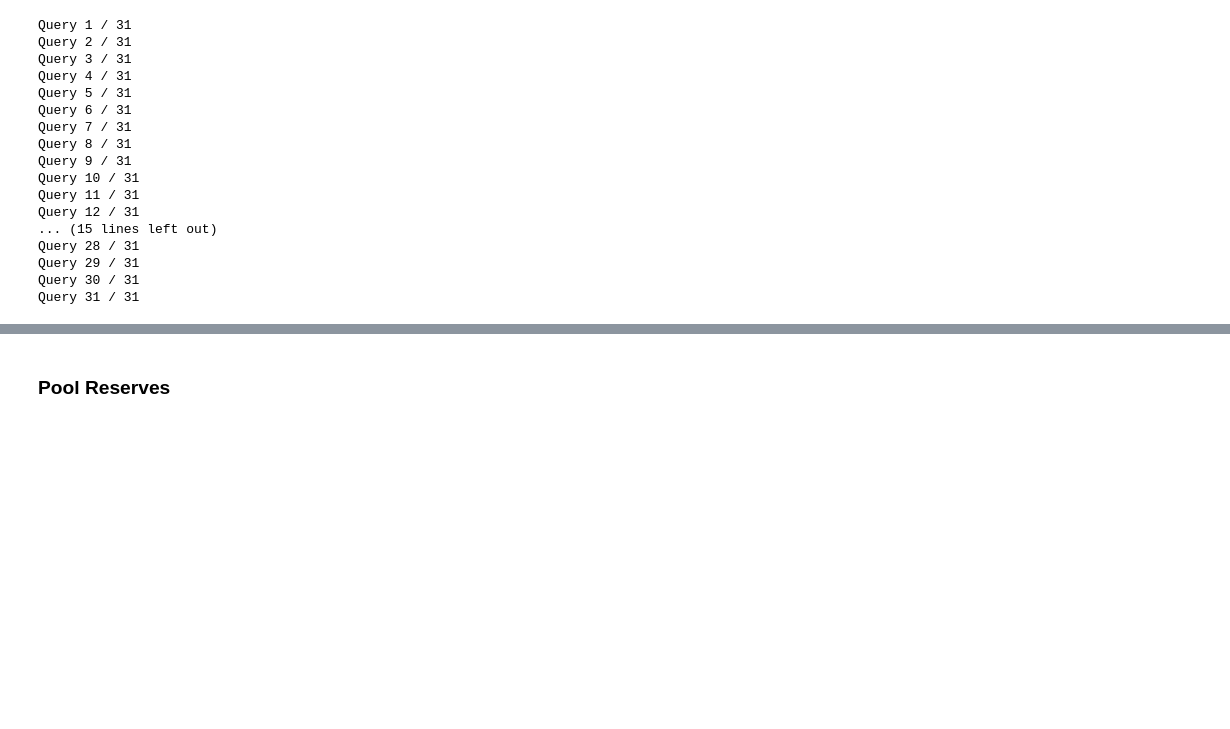
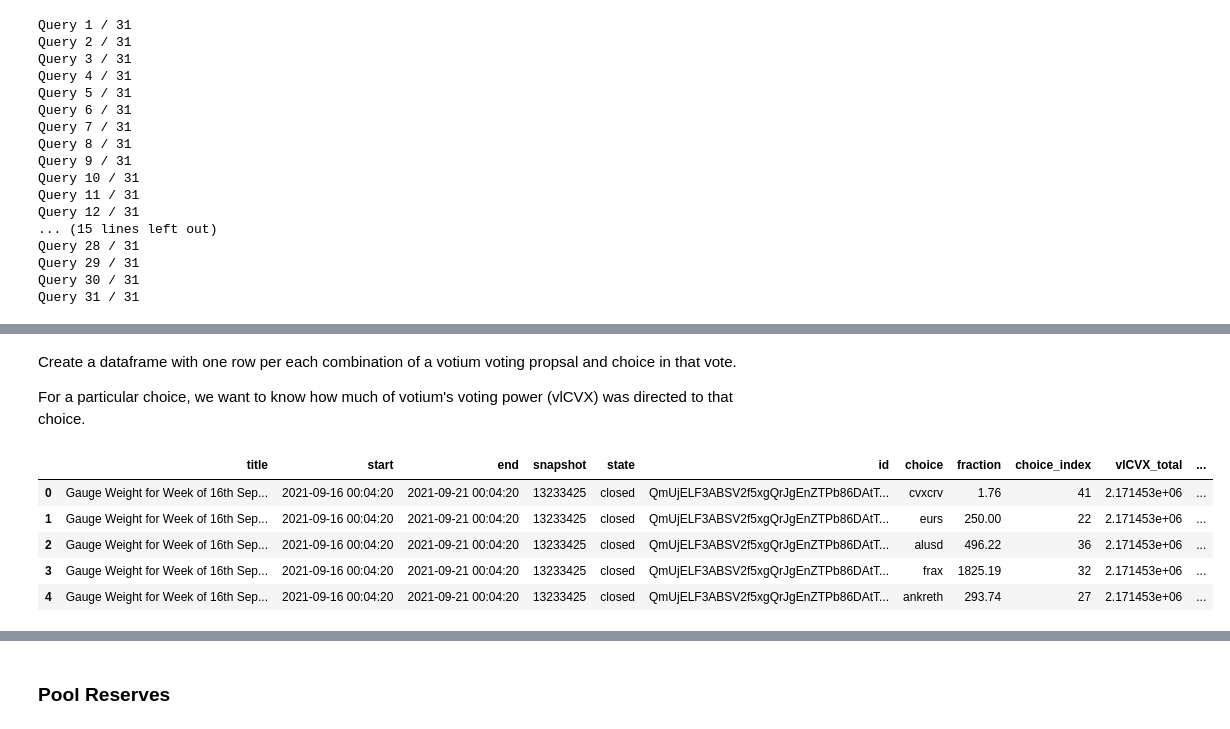
Before and after one commit to bam4564/flywheel, a Jupyter notebook: VotiumBribes.ipynb, the cells around one changed output, grey strips where cells are left out. Cells and saved outputs as stored; diff of their text form; code cells hidden in the pictures; blank space fills up the shorter version.

```diff
--- a/VotiumBribes.ipynb
+++ b/VotiumBribes.ipynb
@@ -16,4 +48,8 @@ pp = PrettyPrinter().pprint
 # %%
+def ddf(df):
+    display(HTML(df.to_html()))
+
+
 def remove_prefix(df: pd.DataFrame, prefix: str):
     # Remove a prefix from all columns
     cols = [c for c in df.columns]
@@ -150,3 +253,7 @@ pp(vote_map[list(vote_map.keys())[0]])
+# %% [markdown]
+Create a dataframe with one row per each combination of a votium voting propsal and choice in that vote.
+
+For a particular choice, we want to know how much of votium's voting power (vlCVX) was directed to that choice.
 # %%
 records = []
 for p in data_proposals:
@@ -154,12 +261,16 @@ for p in data_proposals:
     choices = p['choices']
     vote = vote_map[p['id']]
     for choice_index, percent in vote['choice'].items():
+        choice_index = int(choice_index) - 1  # Choices have indices starting at 1 in snapshot
         p_attrs = ['title', 'start', 'end', 'snapshot', 'state', 'id']
         fraction = percent / 100
+        # Strategies are weighted voting and delegation. This particular vote is for users who have delegated their voting power to votium.
+        assert vote['vp_by_strategy'][0] == 0
+        assert vote['vp_by_strategy'][1] > 0
         records.append({
             **{a: p[a] for a in p_attrs},
             **{
-                "choice": p['choices'][int(choice_index)-1], # Choices have indices starting at 1
+                "choice": p['choices'][choice_index],
                 "fraction": fraction,
                 "choice_index": choice_index,
                 "vlCVX_total": vote['vp'],
@@ -169,8 +280,23 @@ for p in data_proposals:
                 # "vp_state": vote["vp_state"],
             }
         })
-df = pd.DataFrame(records)
+df_raw = pd.DataFrame(records)
 # %%
-start_rank = np.unique(df.start.values).tolist()
-df['round'] = df.start.apply(lambda start: start_rank.index(start) + 1)
-df = df.sort_values('round').reset_index(drop=True)
+def process_df(df):
+    start_rank = np.unique(df.start.values).tolist()
+    df['round'] = df.start.apply(lambda start: start_rank.index(start) + 1)
+    df.start = pd.to_datetime(df.start, unit='s')
+    df.end = pd.to_datetime(df.end, unit='s')
+    # df.snapshot = pd.to_datetime(df.snapshot, unit='s')
+    df = df.sort_values('round').reset_index(drop=True)
+    return df
+
+df = process_df(df_raw.copy())
+ddf(df.head())
+# %% [output]
+|  | title | start | end | snapshot | state | id | choice | fraction | choice_index | vlCVX_total | ... |
+| 0 | Gauge Weight for Week of 16th Sep... | 2021-09-16 00:04:20 | 2021-09-21 00:04:20 | 13233425 | closed | QmUjELF3ABSV2f5xgQrJgEnZTPb86DAtT... | cvxcrv | 1.76 | 41 | 2.171453e+06 | ... |
+| 1 | Gauge Weight for Week of 16th Sep... | 2021-09-16 00:04:20 | 2021-09-21 00:04:20 | 13233425 | closed | QmUjELF3ABSV2f5xgQrJgEnZTPb86DAtT... | eurs | 250.00 | 22 | 2.171453e+06 | ... |
+| 2 | Gauge Weight for Week of 16th Sep... | 2021-09-16 00:04:20 | 2021-09-21 00:04:20 | 13233425 | closed | QmUjELF3ABSV2f5xgQrJgEnZTPb86DAtT... | alusd | 496.22 | 36 | 2.171453e+06 | ... |
+| 3 | Gauge Weight for Week of 16th Sep... | 2021-09-16 00:04:20 | 2021-09-21 00:04:20 | 13233425 | closed | QmUjELF3ABSV2f5xgQrJgEnZTPb86DAtT... | frax | 1825.19 | 32 | 2.171453e+06 | ... |
+| 4 | Gauge Weight for Week of 16th Sep... | 2021-09-16 00:04:20 | 2021-09-21 00:04:20 | 13233425 | closed | QmUjELF3ABSV2f5xgQrJgEnZTPb86DAtT... | ankreth | 293.74 | 27 | 2.171453e+06 | ... |
```
Also changed, not shown: parts of 41 cells of this notebook.
